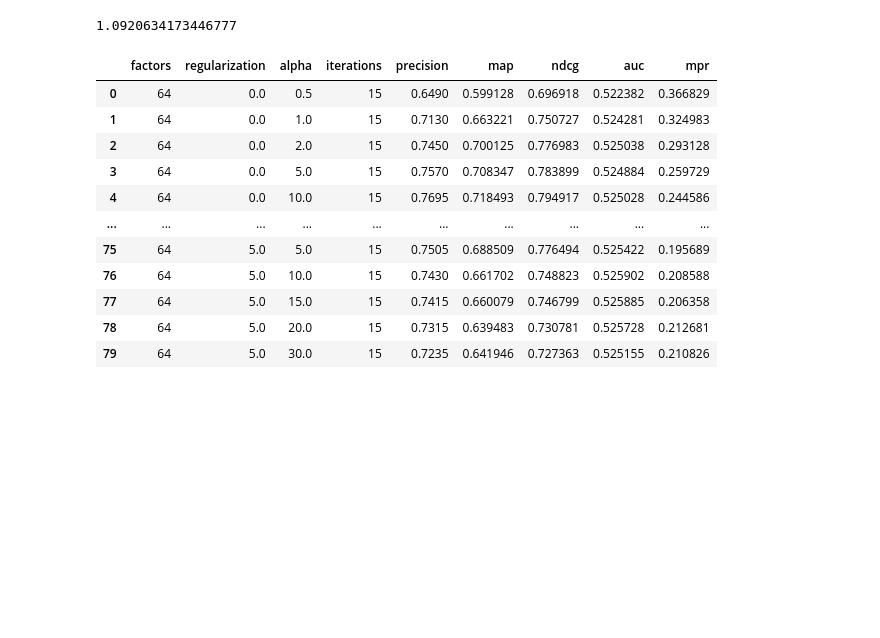
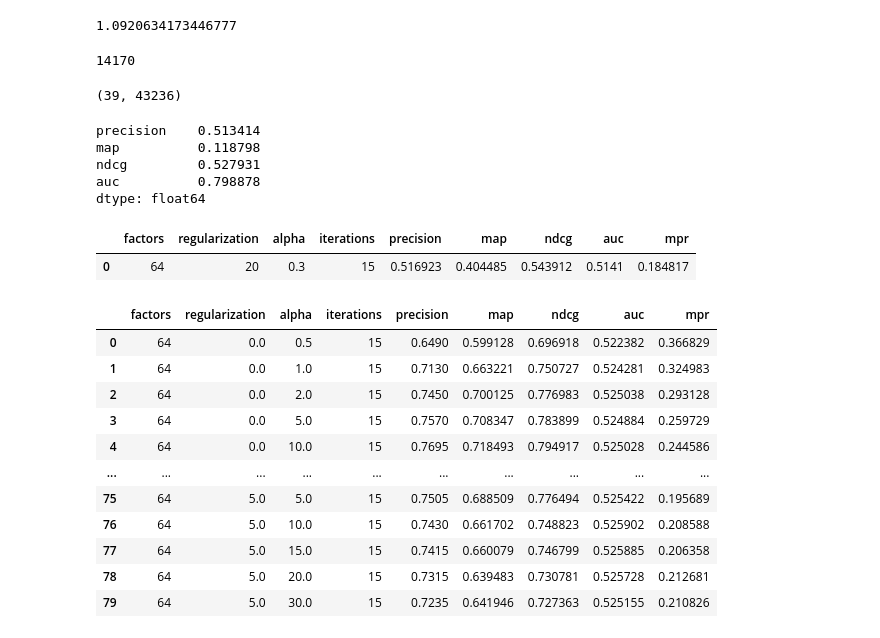
Before and after one commit to ChristophBarkey/Implicit_CF, a Jupyter notebook: testing_1.ipynb, the cells around one changed output. Cells and saved outputs as stored; diff of their text form; code cells hidden in the pictures; blank space fills up the shorter version.

```diff
--- a/testing_1.ipynb
+++ b/testing_1.ipynb
@@ -33,0 +61,8 @@ alpha
+# %%
+test2.nnz
+# %% [output]
+14170
+# %%
+user_item_csr.shape
+# %% [output]
+(39, 43236)
@@ -33,0 +75,16 @@ alpha
+# %%
+pd.DataFrame([ev1, ev2, ev3, ev4, ev4]).mean()
+# %% [output]
+precision    0.513414
+map          0.118798
+ndcg         0.527931
+auc          0.798878
+dtype: float64
+# %%
+space_iALS_t = {'factors' : [64], 'regularization' : [20], 'alpha' : [0.3], 'iterations' : [15]}
+hyper_test_als_t = cv.hyperp_tuning(test_k, train_k, space_iALS_t, 'iALS')
+# %%
+hyper_test_als_t
+# %% [output]
+|  | factors | regularization | alpha | iterations | precision | map | ndcg | auc | mpr |
+| 0 | 64 | 20 | 0.3 | 15 | 0.516923 | 0.404485 | 0.543912 | 0.5141 | 0.184817 |
```
Also changed, not shown: parts of 11 cells of this notebook.
